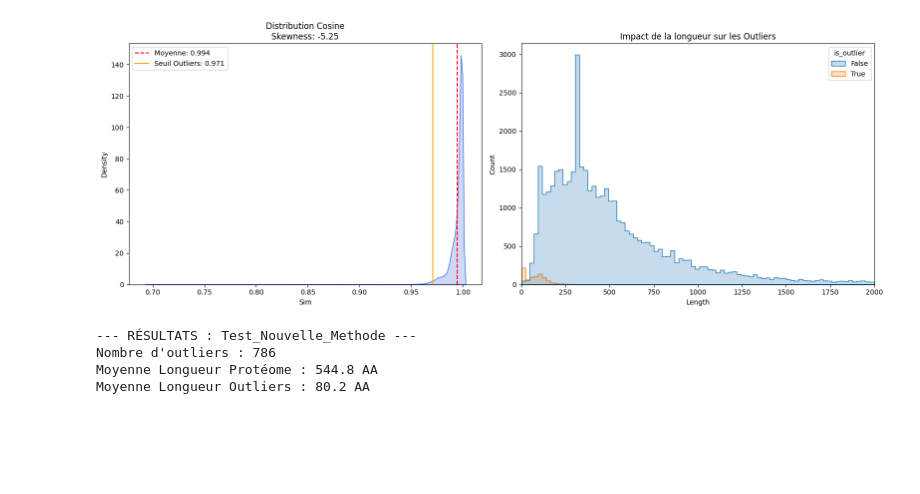
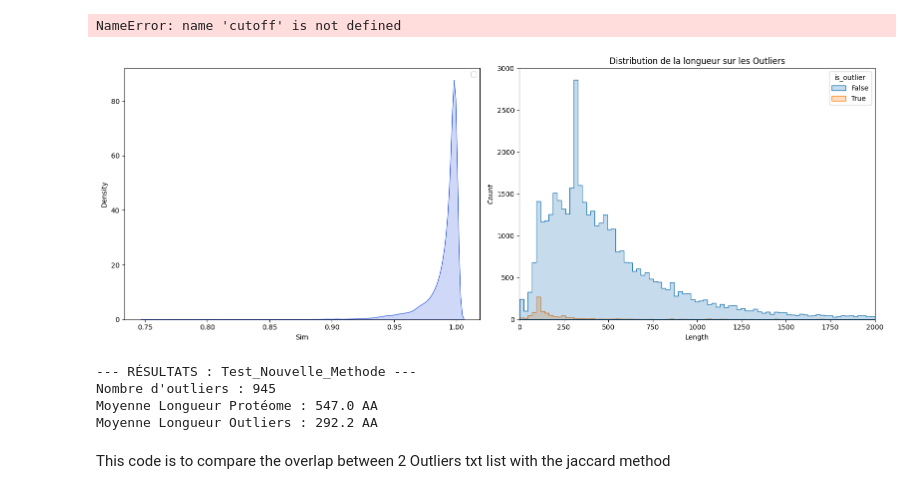
Before and after one commit to CassandreDGN/STAGEM126, a Jupyter notebook: Cassandre/Code/distribution_sim_len.ipynb, the cells around one changed output. Cells and saved outputs as stored; diff of their text form; code cells hidden in the pictures; blank space fills up the shorter version.

```diff
--- a/Cassandre/Code/distribution_sim_len.ipynb
+++ b/Cassandre/Code/distribution_sim_len.ipynb
@@ -75,15 +75,12 @@ def run_full_analysis(path1, path2, fasta1, fasta2, output_name="Analysis"):
 
     # Graphe 1 : Distribution de Similarité
     sns.kdeplot(data=df, x="Sim", fill=True, ax=ax1, color="royalblue")
-    ax1.axvline(mean_s, color='red', ls='--', label=f'Moyenne: {mean_s:.3f}')
-    ax1.axvline(cutoff, color='orange', ls='-', label=f'Seuil Outliers: {cutoff:.3f}')
-    ax1.set_title(f"Distribution Cosine\nSkewness: {skew(df['Sim']):.2f}")
     ax1.legend()
 
     # Graphe 2 : Comparaison de Longueur
     sns.histplot(data=df, x="Length", hue="is_outlier", element="step", ax=ax2)
     ax2.set_xlim(0, 2000)
-    ax2.set_title("Impact de la longueur sur les Outliers")
+    ax2.set_title("Distribution de la longueur sur les Outliers")
 
     plt.tight_layout()
     plt.show()
@@ -96,21 +93,27 @@ def run_full_analysis(path1, path2, fasta1, fasta2, output_name="Analysis"):
     print(f"Moyenne Longueur Outliers : {outliers['Length'].mean():.1f} AA")
 
     return df, outliers
+# %%
+print(cutoff)
+# %% [output]
+NameError: name 'cutoff' is not defined
 # %%
 # Chemins à changer pour tes futurs essais
-p1 = "/home/cassandre/stage/Cassandre/Embeddings/PROTT5_MAXPOOLING/human_embeddings_maxpooling.h5"
-p2 = "/home/cassandre/stage/Cassandre/Embeddings/PROTT5_MAXPOOLING/mouse_embeddings_maxpooling.h5"
+p1 = "/home/cassandre/stage/Cassandre/Embeddings/ESMC600_EMBEDDING/homosapiens_esmc600_embedding.h5.h5"
+p2 = "/home/cassandre/stage/Cassandre/Embeddings/ESMC600_EMBEDDING/mus_esmc600_embedding.h5.h5"
 f1 = "/home/cassandre/stage/Cassandre/Proteome/UniProt/UP000000589_10090.fa"
 f2 = "/home/cassandre/stage/Cassandre/Proteome/UniProt/UP000005640_9606.fa"
 
 # Lancement automatique
 df_final, mes_outliers = run_full_analysis(p1, p2, f1, f2, "Test_Nouvelle_Methode")
 
 # Sauvegarde des IDs pour PantherDB si besoin
 # mes_outliers['ID'].to_csv("mes_outliers.txt", index=False, header=False)
 # %% [output]
-[figure, old version]
+[figure, new version]
 --- RÉSULTATS : Test_Nouvelle_Methode ---
-Nombre d'outliers : 786
-Moyenne Longueur Protéome : 544.8 AA
-Moyenne Longueur Outliers : 80.2 AA
+Nombre d'outliers : 945
+Moyenne Longueur Protéome : 547.0 AA
+Moyenne Longueur Outliers : 292.2 AA
+# %% [markdown]
+This code is to compare the overlap between 2 Outliers txt list with the jaccard method
```
Also changed, not shown: parts of 1 cell of this notebook, 42 other files.
